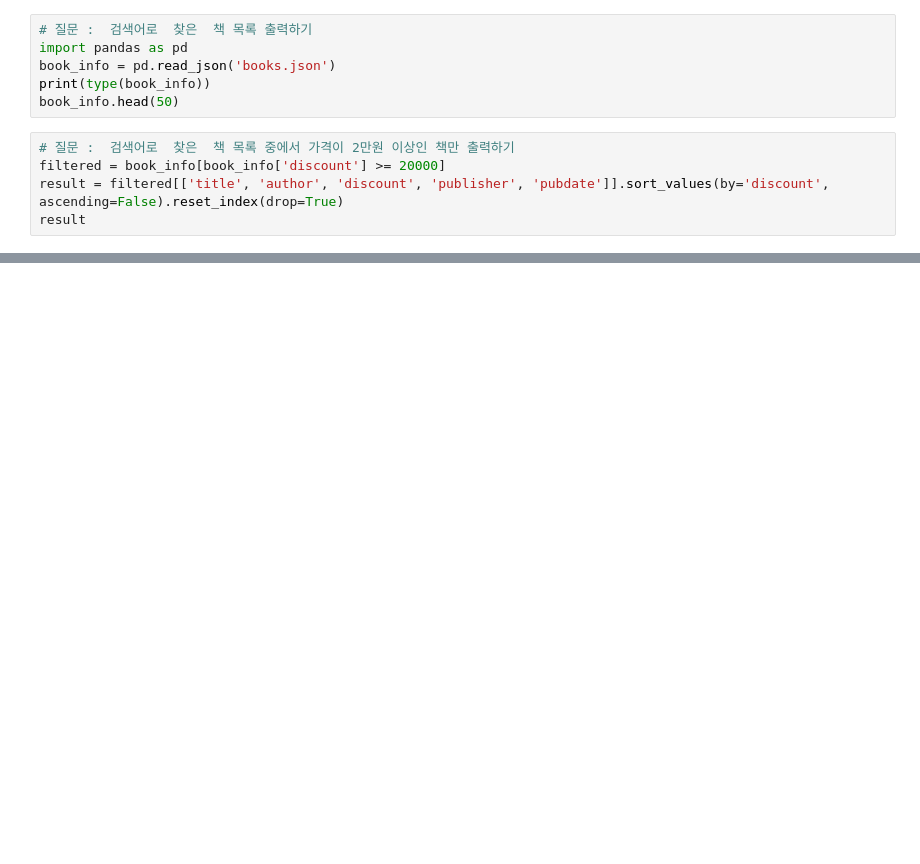
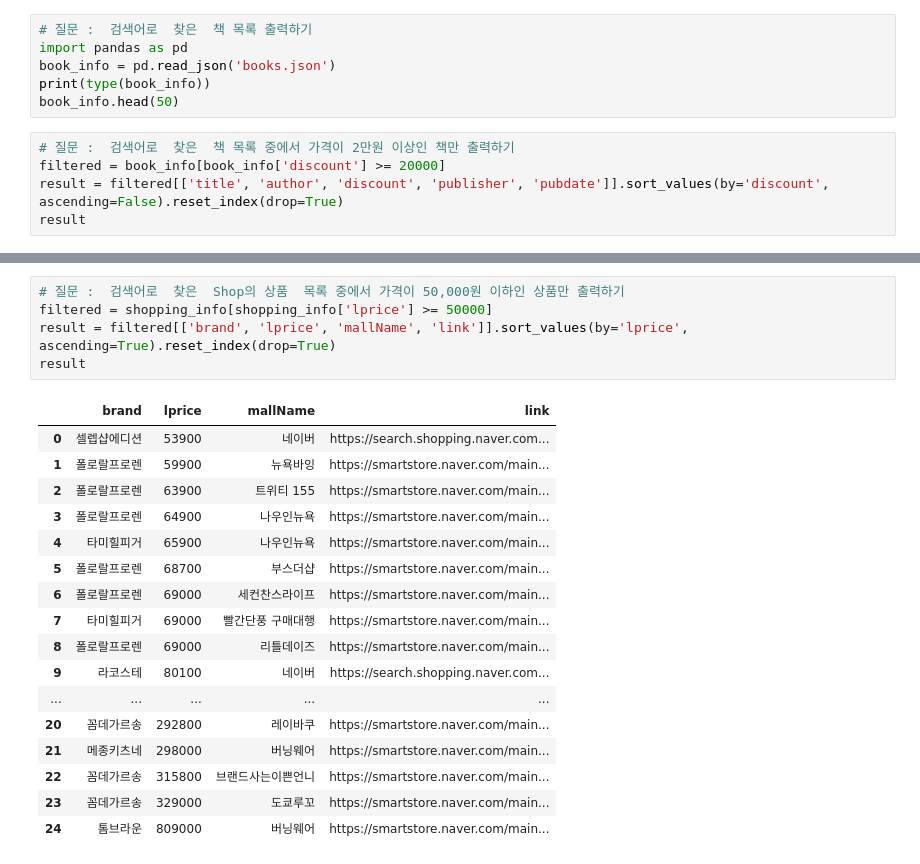
Before and after one commit to oyushik/03-naver-search-api, a Jupyter notebook: naver-search-api.ipynb, the cells around one changed output, grey strips where cells are left out. Cells and saved outputs as stored; diff of their text form; blank space fills up the shorter version.

```diff
--- a/naver-search-api.ipynb
+++ b/naver-search-api.ipynb
@@ -52,0 +132,23 @@ result
+# %%
+# 질문 :  검색어로  찾은  Shop의 상품  목록 중에서 가격이 50,000원 이하인 상품만 출력하기
+filtered = shopping_info[shopping_info['lprice'] >= 50000]
+result = filtered[['brand', 'lprice', 'mallName', 'link']].sort_values(by='lprice', ascending=True).reset_index(drop=True)
+result
+# %% [output]
+|  | brand | lprice | mallName | link |
+| 0 | 셀렙샵에디션 | 53900 | 네이버 | https://search.shopping.naver.com... |
+| 1 | 폴로랄프로렌 | 59900 | 뉴욕바잉 | https://smartstore.naver.com/main... |
+| 2 | 폴로랄프로렌 | 63900 | 트위티 155 | https://smartstore.naver.com/main... |
+| 3 | 폴로랄프로렌 | 64900 | 나우인뉴욕 | https://smartstore.naver.com/main... |
+| 4 | 타미힐피거 | 65900 | 나우인뉴욕 | https://smartstore.naver.com/main... |
+| 5 | 폴로랄프로렌 | 68700 | 부스더샵 | https://smartstore.naver.com/main... |
+| 6 | 폴로랄프로렌 | 69000 | 세컨찬스라이프 | https://smartstore.naver.com/main... |
+| 7 | 타미힐피거 | 69000 | 빨간단풍 구매대행 | https://smartstore.naver.com/main... |
+| 8 | 폴로랄프로렌 | 69000 | 리틀데이즈 | https://smartstore.naver.com/main... |
+| 9 | 라코스테 | 80100 | 네이버 | https://search.shopping.naver.com... |
+| ... | ... | ... | ... | ... |
+| 20 | 꼼데가르송 | 292800 | 레이바쿠 | https://smartstore.naver.com/main... |
+| 21 | 메종키츠네 | 298000 | 버닝웨어 | https://smartstore.naver.com/main... |
+| 22 | 꼼데가르송 | 315800 | 브랜드사는이쁜언니 | https://smartstore.naver.com/main... |
+| 23 | 꼼데가르송 | 329000 | 도쿄루꼬 | https://smartstore.naver.com/main... |
+| 24 | 톰브라운 | 809000 | 버닝웨어 | https://smartstore.naver.com/main... |
```
Also changed, not shown: parts of 5 cells of this notebook, 1 other file.
